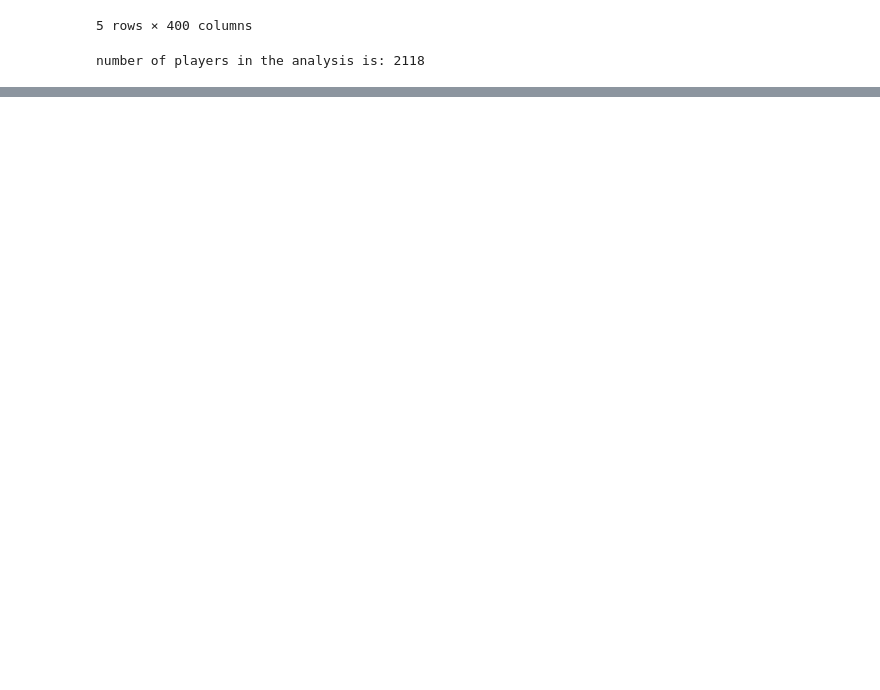
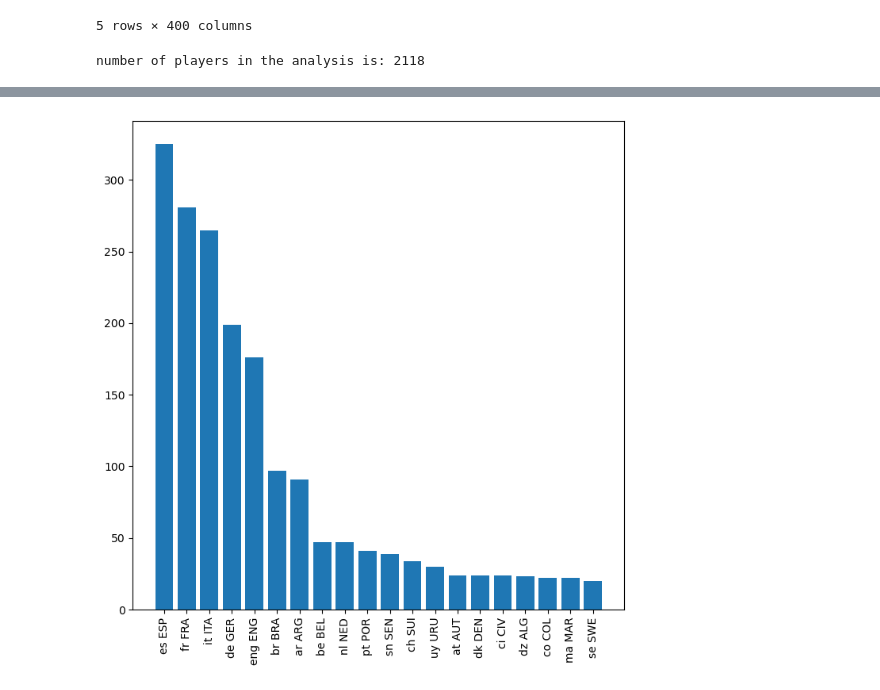
Before and after one commit to RockyOwens/Project1, a Jupyter notebook: SoccerPlayerAnalysis.ipynb, the cells around one changed output, grey strips where cells are left out. Saved outputs shown, nothing was run; the diff lists cells and outputs as text; code cells hidden in the pictures; blank space fills up the shorter version.

```diff
--- a/SoccerPlayerAnalysis.ipynb
+++ b/SoccerPlayerAnalysis.ipynb
@@ -33,3 +36,8 @@ number of players in the analysis is: 2118
 # %%
 # Count number of duplicate players
 duplicate_total_players = soccer_data[soccer_data.duplicated(["player"],keep="first")].unique()
+# %%
+# Determine which nationality has the most players included in the analysis
+nationality_count = soccer_data.groupby(['nationality']).count()['player']
+nationality_count = nationality_count.sort_values(ascending=False)
+nationality_count
@@ -35,0 +58,4 @@ duplicate_total_players = soccer_data[soccer_data.duplicated(["player"],keep="fi
+# %%
+# Determine which nationality has the most players included in the analysis
+top_20=nationality_count[:20]
+top_20
@@ -35,0 +80,7 @@ duplicate_total_players = soccer_data[soccer_data.duplicated(["player"],keep="fi
+# %%
+fig=plt.figure(figsize=(8,8))
+plt.bar(top_20.index,top_20.values)
+plt.xticks(rotation=90)
+plt.show()
+# %% [output]
+[figure, added]
```
Also changed, not shown: parts of 10 cells of this notebook.
